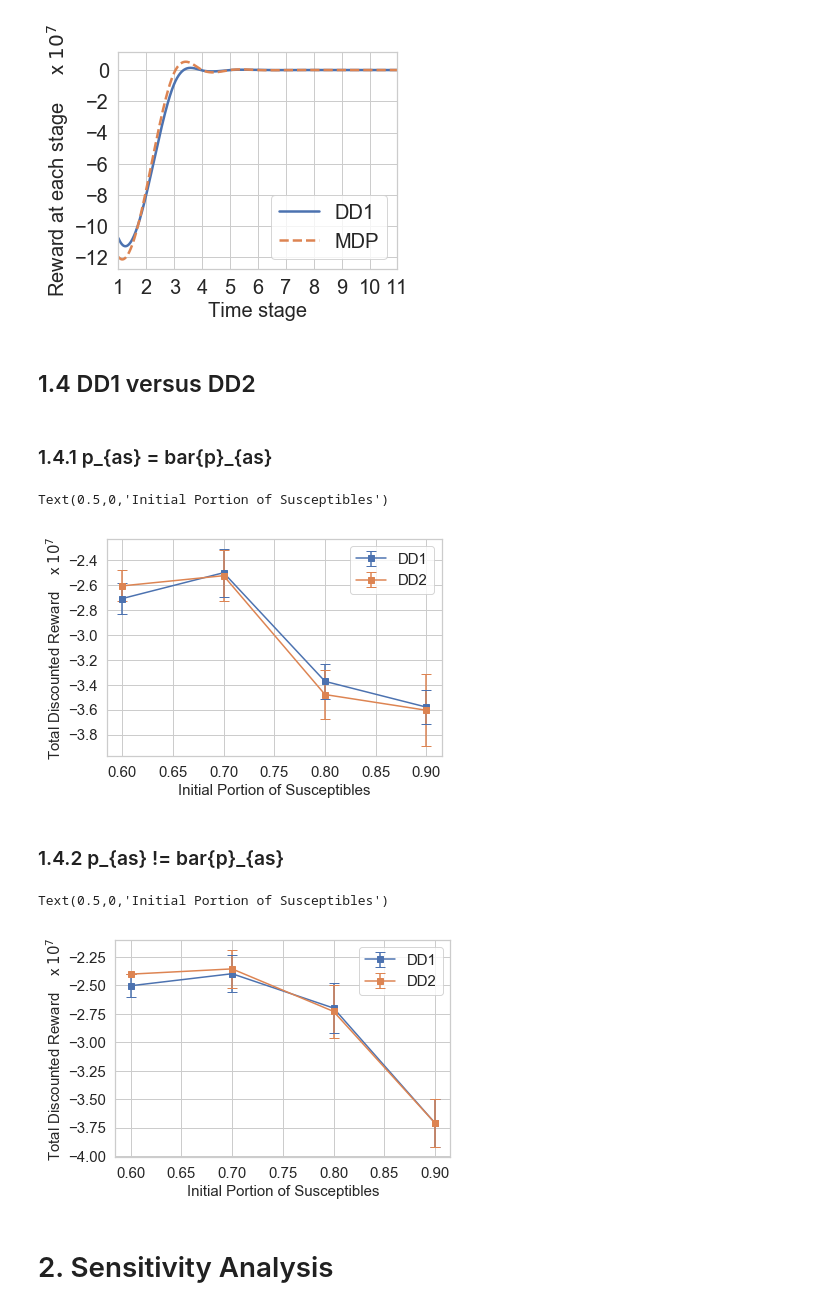
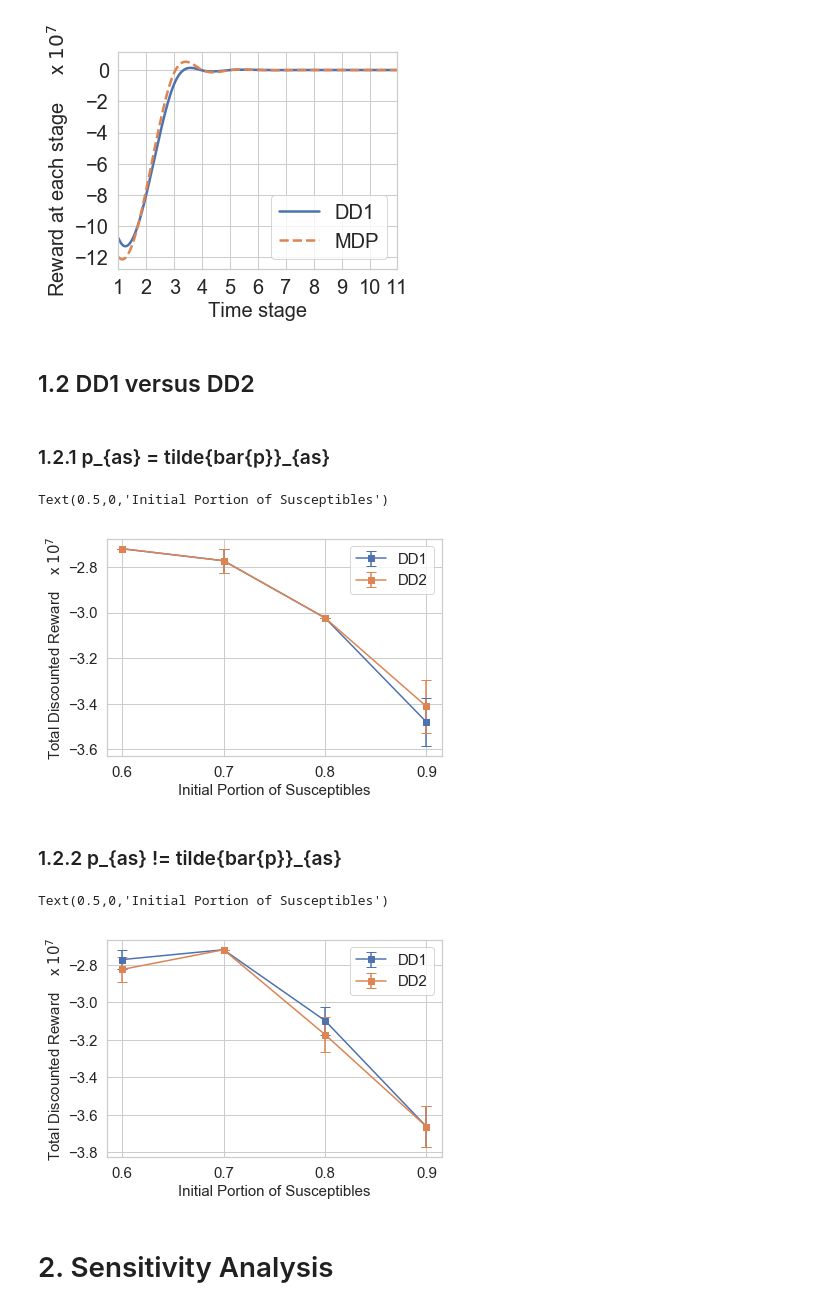
Before and after one commit to kadysongbb/drmdp, a Jupyter notebook: plot.ipynb, the cells around one changed output. Saved outputs shown, nothing was run; the diff lists cells and outputs as text; code cells hidden in the pictures.

```diff
--- a/plot.ipynb
+++ b/plot.ipynb
@@ -187,9 +191,9 @@ Text(0.5,0,'Time stage')
 [figure]
 [figure]
 # %% [markdown]
-## 1.4 DD1 versus DD2
+## 1.2 DD1 versus DD2
 # %% [markdown]
-###  1.4.1 p_{as} = bar{p}_{as}
+###  1.2.1 p_{as} = tilde{bar{p}}_{as}
 # %%
 from scipy.interpolate import interp1d
 import numpy as np
@@ -199,10 +203,10 @@ import seaborn as sns
 sns.set()
 sns.set_style("whitegrid")
 
-drmdpdd1_avg_reward = [-2.7074462, -2.4994494, -3.3728486, -3.5798596]
-drmdpdd1_std = [0.1251115, 0.1926713, 0.1399444, 0.1381766]
-drmdpdd2_avg_reward = [-2.6052931, -2.5234141, -3.4787850, -3.6052550]
-drmdpdd2_std = [0.1251115, 0.2064128, 0.2000153, 0.2903923]
+drmdpdd1_avg_reward = [-2.7200000, -2.7725000, -3.0230000, -3.4800800]
+drmdpdd1_std = [0, 0.0525000, 0, 0.1066062]
+drmdpdd2_avg_reward = [-2.7200000, -2.7725000, -3.0230000, -3.4116200]
+drmdpdd2_std = [0, 0.05250000, 0, 0.1169141]
 
 x = [0.6, 0.7, 0.8, 0.9]
 
@@ -211,43 +215,43 @@ plt.errorbar(x, drmdpdd1_avg_reward, yerr=drmdpdd1_std, label = 'DD1', marker='s
 plt.errorbar(x, drmdpdd2_avg_reward, yerr=drmdpdd2_std, label = 'DD2', marker='s', capsize = 5, color = orange)
 
 plt.legend(fontsize = 15)
-plt.xticks([0.6, 0.65, 0.7, 0.75, 0.8, 0.85, 0.9], fontsize= 15)
+plt.xticks([0.6, 0.7, 0.8, 0.9], fontsize= 15)
 plt.yticks(fontsize= 15)
 plt.ylabel('Total Discounted Reward    x $10^7$', fontsize = 15)
 plt.xlabel('Initial Portion of Susceptibles', fontsize = 15)
 # %% [output]
 Text(0.5,0,'Initial Portion of Susceptibles')
-[figure, old version]
+[figure, new version]
 # %% [markdown]
-###  1.4.2 p_{as} != bar{p}_{as}
+###  1.2.2 p_{as} != tilde{bar{p}}_{as}
 # %%
 from scipy.interpolate import interp1d
 import numpy as np
 import matplotlib.pyplot as plt
 import seaborn as sns
 
 sns.set()
 sns.set_style("whitegrid")
 
-drmdpdd1_avg_reward = [-2.5031400, -2.3972964, -2.6992930, -3.7106708]
-drmdpdd1_std = [0.1021531, 0.1631839, 0.2219970, 0.2144606]
-drmdpdd2_avg_reward = [-2.4009869, -2.3548787, -2.7288594, -3.7106708]
-drmdpdd2_std = [0, 0.1685354, 0.2339825, 0.2144606]
+drmdpdd1_avg_reward = [-2.7725000, -2.7200000, -3.0974000, -3.6625400]
+drmdpdd1_std = [0.0525000, 0, 0.0744000, 0.1104600]
+drmdpdd2_avg_reward = [-2.8250000, -2.7200000, -3.1718000, -3.6625400]
+drmdpdd2_std = [0.0642991, 0, 0.0911210, 0.1104600]
 
 x = [0.6, 0.7, 0.8, 0.9]
 
 plt.figure()
 plt.errorbar(x, drmdpdd1_avg_reward, yerr=drmdpdd1_std, label = 'DD1', marker='s', capsize = 5, color = blue)
 plt.errorbar(x, drmdpdd2_avg_reward, yerr=drmdpdd2_std, label = 'DD2', marker='s', capsize = 5, color = orange)
 
 plt.legend(fontsize = 15)
-plt.xticks([0.6, 0.65, 0.7, 0.75, 0.8, 0.85, 0.9], fontsize= 15)
+plt.xticks([0.6, 0.7, 0.8, 0.9], fontsize= 15)
 plt.yticks(fontsize= 15)
 plt.ylabel('Total Discounted Reward    x $10^7$', fontsize = 15)
 plt.xlabel('Initial Portion of Susceptibles', fontsize = 15)
 # %% [output]
 Text(0.5,0,'Initial Portion of Susceptibles')
-[figure, old version]
+[figure, new version]
 # %% [markdown]
 # 2. Sensitivity Analysis
 # %% [markdown]
```
Also changed, not shown: parts of 4 cells of this notebook, 18 other files.
